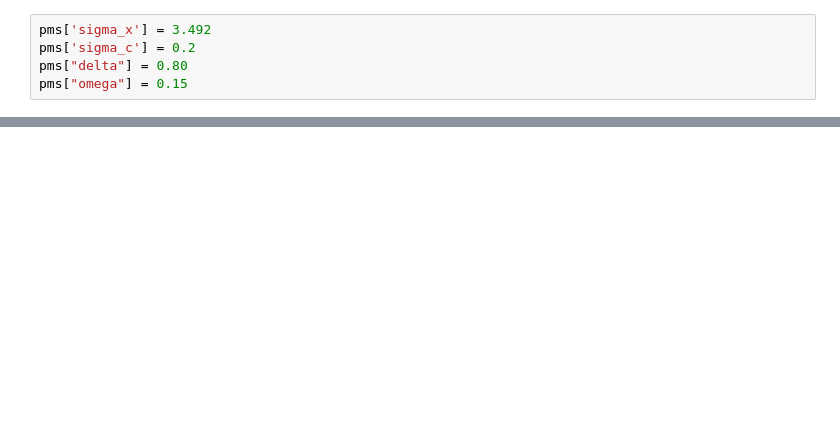
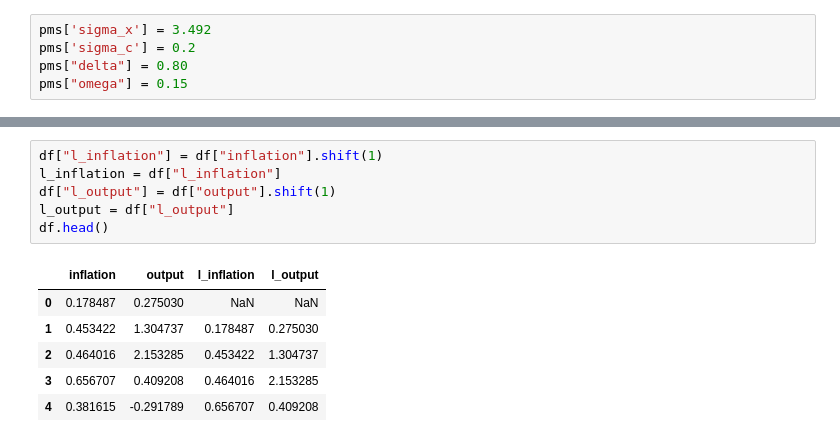
Before and after one commit to NumEconCopenhagen/projects-2019-al, a Jupyter notebook: examproject/examproject.ipynb, the cells around one changed output, grey strips where cells are left out. Cells and saved outputs as stored; diff of their text form; blank space fills up the shorter version.

```diff
--- a/examproject/examproject.ipynb
+++ b/examproject/examproject.ipynb
@@ -638,0 +600,13 @@ def simulation(xt, ct, v_m=0, s_m=0, init = True) :
+# %%
+df["l_inflation"] = df["inflation"].shift(1)
+l_inflation = df["l_inflation"]
+df["l_output"] = df["output"].shift(1)
+l_output = df["l_output"]
+df.head()
+# %% [output]
+|  | inflation | output | l_inflation | l_output |
+| 0 | 0.178487 | 0.275030 | NaN | NaN |
+| 1 | 0.453422 | 1.304737 | 0.178487 | 0.275030 |
+| 2 | 0.464016 | 2.153285 | 0.453422 | 1.304737 |
+| 3 | 0.656707 | 0.409208 | 0.464016 | 2.153285 |
+| 4 | 0.381615 | -0.291789 | 0.656707 | 0.409208 |
```
Also changed, not shown: parts of 32 cells of this notebook, 1 other file.
